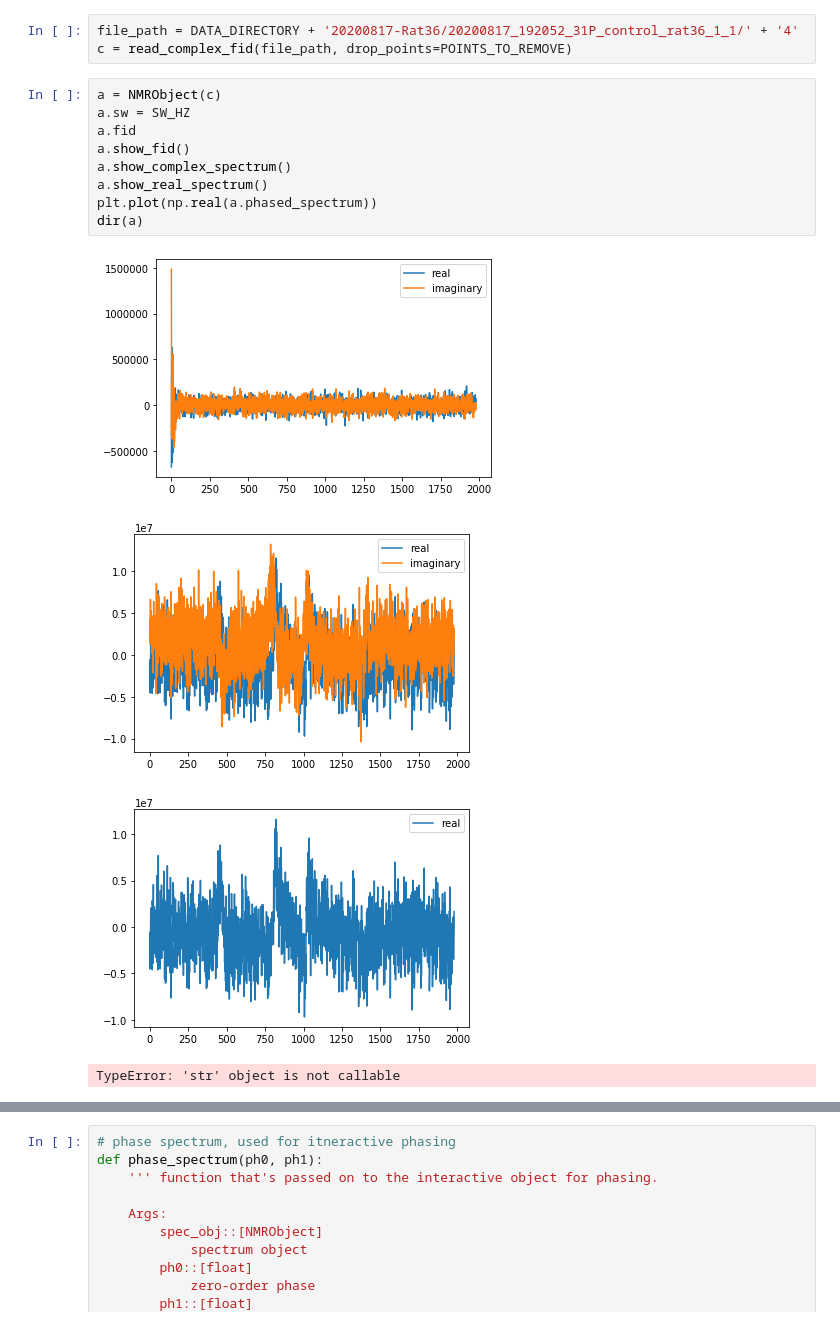
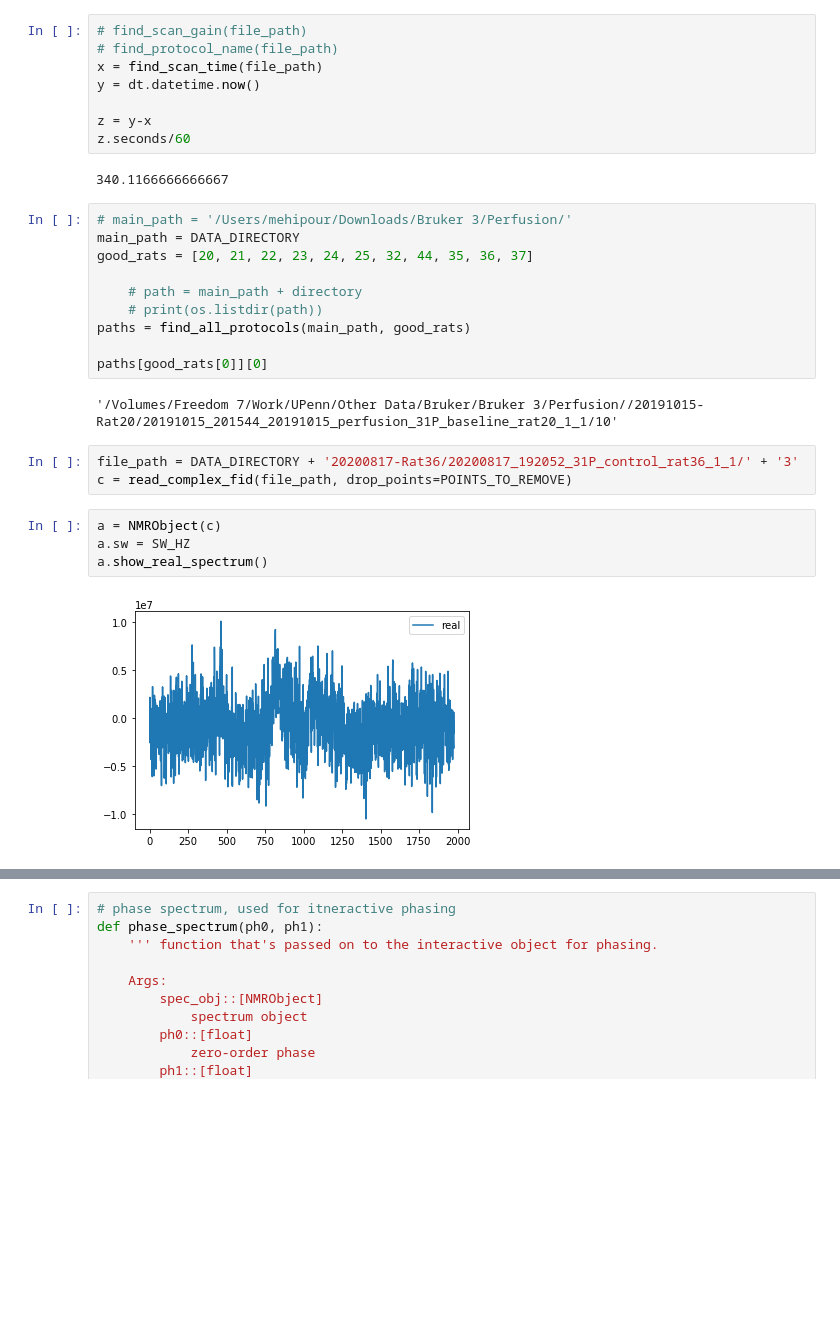
Before and after one commit to mehipour/p31_data_processing, a Jupyter notebook: nmr_analysis_p31.ipynb, the cells around one changed output, grey strips where cells are left out. Saved outputs shown, nothing was run; the diff lists cells and outputs as text; blank space fills up the shorter version.

Commit message:
added functions to read scan meta data and loop through scans.

```diff
--- a/nmr_analysis_p31.ipynb
+++ b/nmr_analysis_p31.ipynb
@@ -41,20 +17,34 @@ for dir in parent_dir:
+# %%
+# find_scan_gain(file_path)
+# find_protocol_name(file_path)
+x = find_scan_time(file_path)
+y = dt.datetime.now()
+
+z = y-x
+z.seconds/60
+# %% [output]
+340.1166666666667
+# %%
+# main_path = '/Users/mehipour/Downloads/Bruker 3/Perfusion/'
+main_path = DATA_DIRECTORY
+good_rats = [20, 21, 22, 23, 24, 25, 32, 44, 35, 36, 37]
+
+    # path = main_path + directory
+    # print(os.listdir(path))
+paths = find_all_protocols(main_path, good_rats)
+
+paths[good_rats[0]][0]
+# %% [output]
+'/Volumes/Freedom 7/Work/UPenn/Other Data/Bruker/Bruker 3/Perfusion//20191015-Rat20/20191015_201544_20191015_perfusion_31P_baseline_rat20_1_1/10'
 # %%
-file_path = DATA_DIRECTORY + '20200817-Rat36/20200817_192052_31P_control_rat36_1_1/' + '4'
+file_path = DATA_DIRECTORY + '20200817-Rat36/20200817_192052_31P_control_rat36_1_1/' + '3'
 c = read_complex_fid(file_path, drop_points=POINTS_TO_REMOVE)
 # %%
 a = NMRObject(c)
 a.sw = SW_HZ
-a.fid
-a.show_fid()
-a.show_complex_spectrum()
 a.show_real_spectrum()
-plt.plot(np.real(a.phased_spectrum))
-dir(a)
 # %% [output]
-[figure, old version]
+[figure, new version]
-[figure, removed]
-[figure, removed]
-TypeError: 'str' object is not callable
 # %%
 # Let's phase the spectrum
 a.line_broad(60)
```
Also changed, not shown: parts of 5 cells of this notebook, 3 other files.
